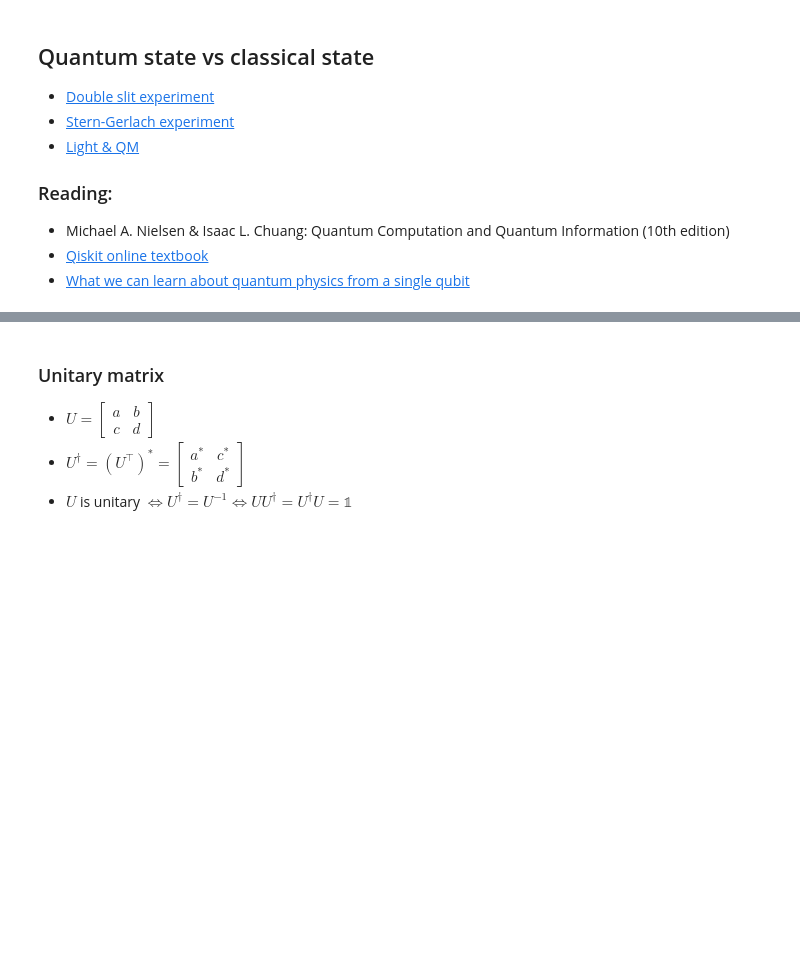
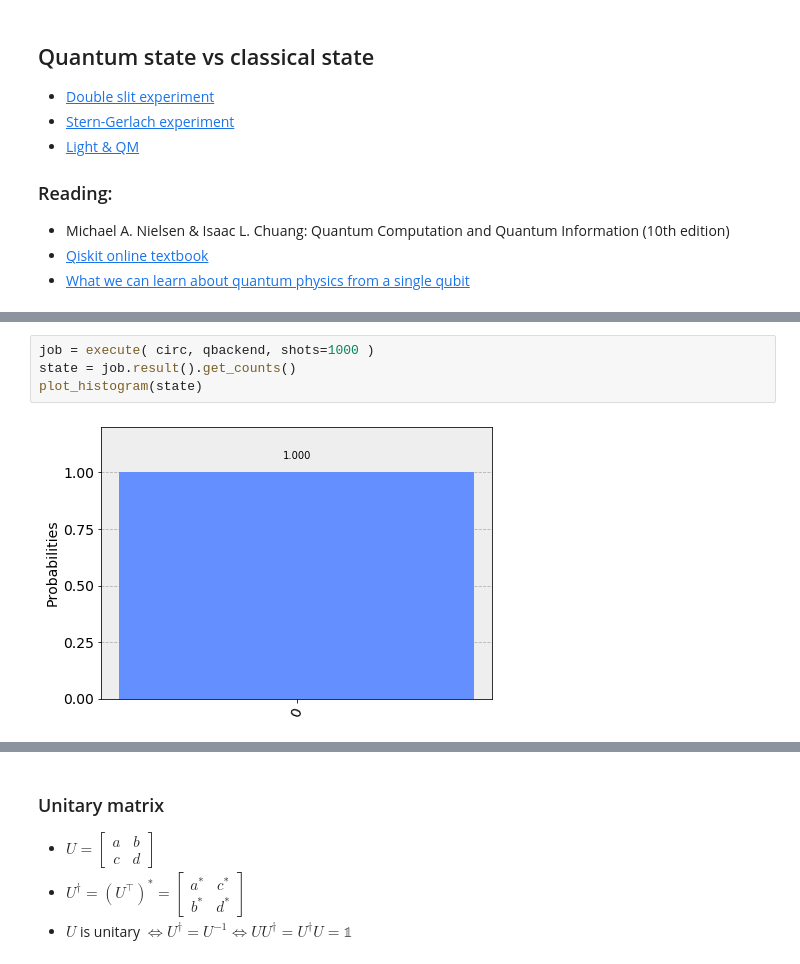
Before and after one commit to dnnagy/qintro, a Jupyter notebook: workdir/Intro.ipynb, the cells around one changed output, grey strips where cells are left out. Saved outputs shown, nothing was run; the diff lists cells and outputs as text; blank space fills up the shorter version.

```diff
--- a/workdir/Intro.ipynb
+++ b/workdir/Intro.ipynb
@@ -67,0 +81,6 @@ circ.draw(output='mpl')
+# %%
+job = execute( circ, qbackend, shots=1000 )
+state = job.result().get_counts()
+plot_histogram(state)
+# %% [output]
+[figure, added]
```
Also changed, not shown: parts of 27 cells of this notebook.
